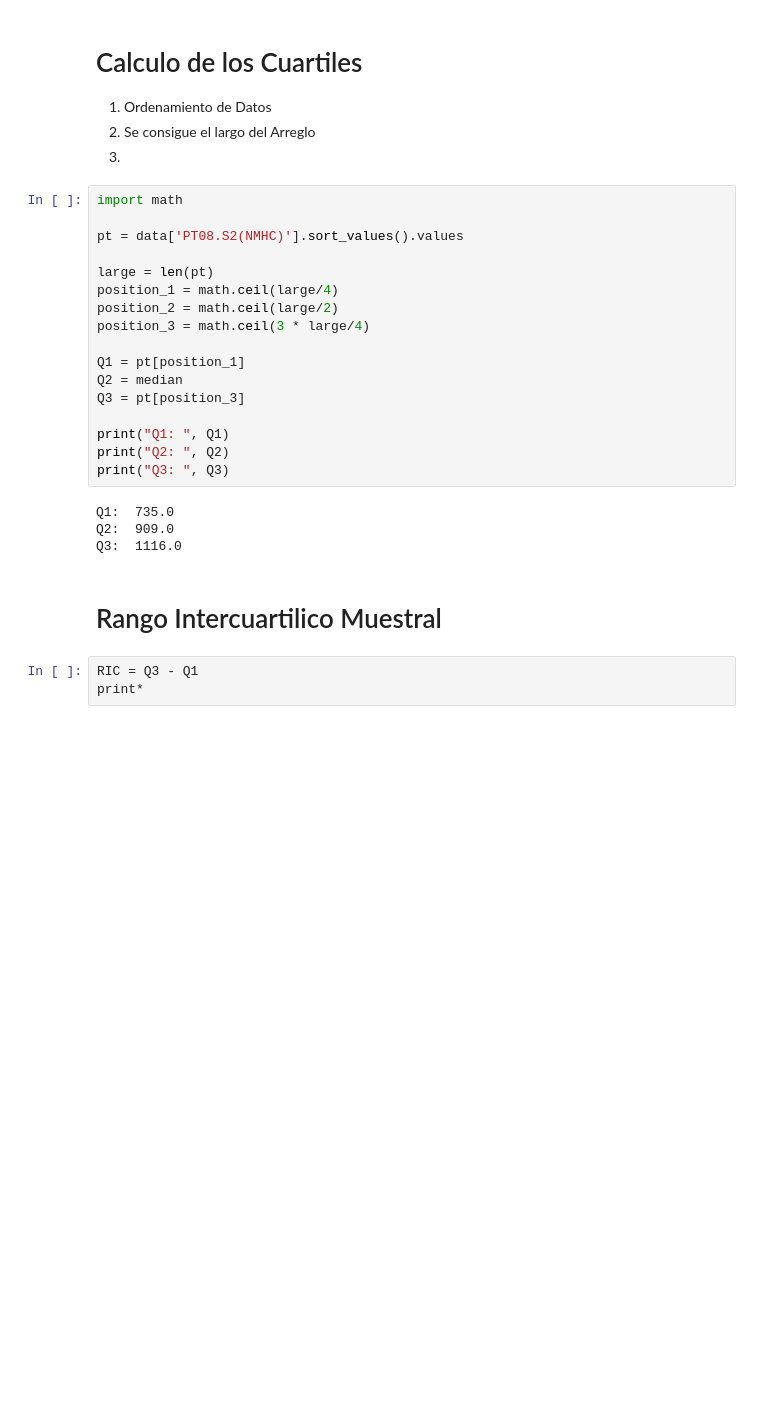
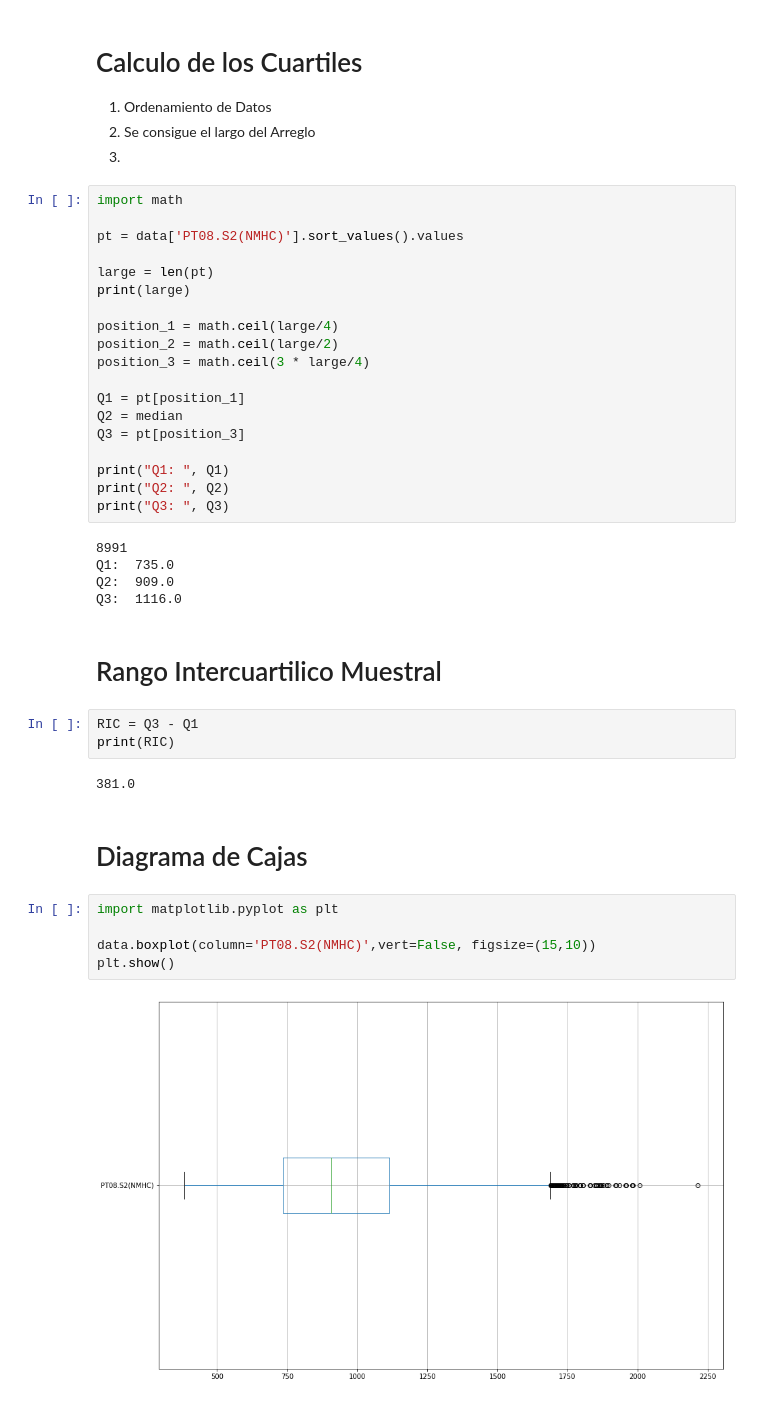
Before and after one commit to Abstractize/Descriptive-statistics, a Jupyter notebook: Tarea 1.ipynb, the cells around one changed output. Saved outputs shown, nothing was run; the diff lists cells and outputs as text; blank space fills up the shorter version.

```diff
--- a/Tarea 1.ipynb
+++ b/Tarea 1.ipynb
@@ -72,6 +75,8 @@ import math
 pt = data['PT08.S2(NMHC)'].sort_values().values
 
 large = len(pt)
+print(large)
+
 position_1 = math.ceil(large/4)
 position_2 = math.ceil(large/2)
 position_3 = math.ceil(3 * large/4)
@@ -84,6 +89,7 @@ print("Q1: ", Q1)
 print("Q2: ", Q2)
 print("Q3: ", Q3)
 # %% [output]
+8991
 Q1:  735.0
 Q2:  909.0
 Q3:  1116.0
@@ -91,4 +97,15 @@ Q3:  1116.0
 # Rango Intercuartilico Muestral
 # %%
 RIC = Q3 - Q1
-print*
+print(RIC)
+# %% [output]
+381.0
+# %% [markdown]
+# Diagrama de Cajas
+# %%
+import matplotlib.pyplot as plt
+
+data.boxplot(column='PT08.S2(NMHC)',vert=False, figsize=(15,10))
+plt.show()
+# %% [output]
+[figure, added]
```
Also changed, not shown: parts of 5 cells of this notebook.
